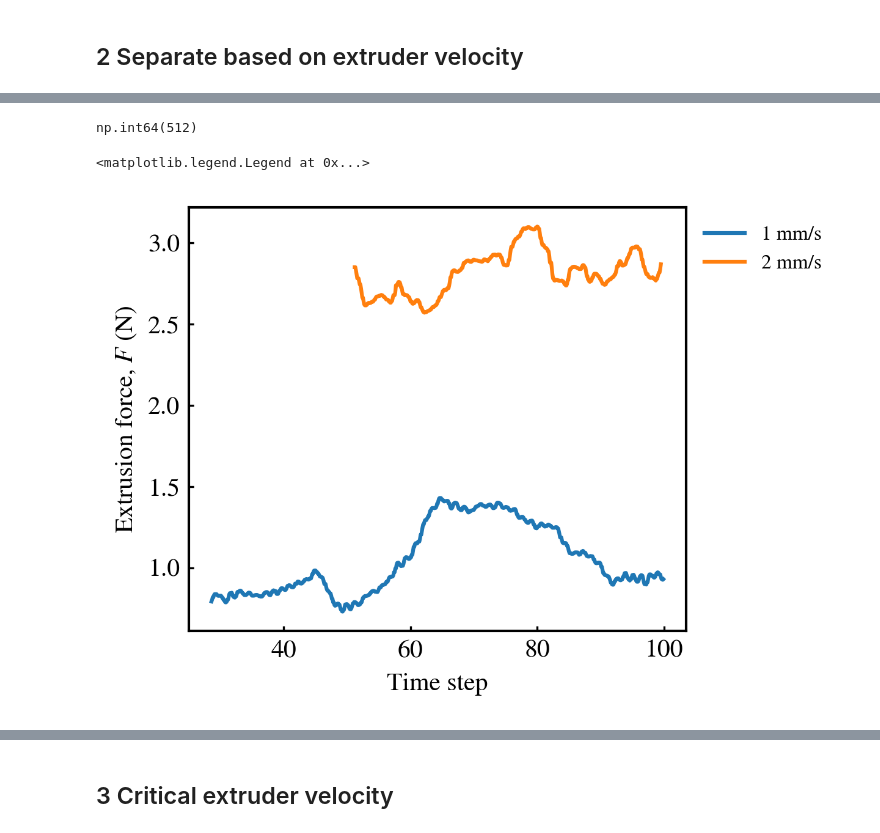
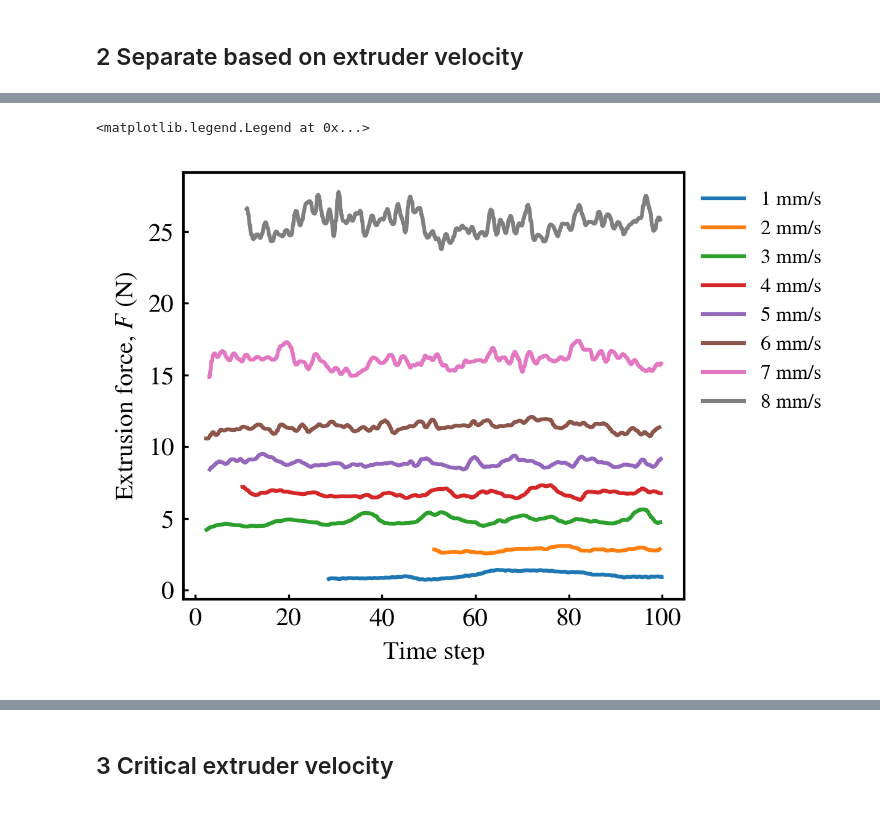
Before and after one commit to ZLoverty/ETP, a Jupyter notebook: Code/extrusion_force.ipynb, the cells around one changed output, grey strips where cells are left out. Drawn from its saved outputs; the diff is of its cells as text; code cells hidden in the pictures.

Commit message:
Fix nan error, analyze new data

```diff
--- a/Code/extrusion_force.ipynb
+++ b/Code/extrusion_force.ipynb
@@ -19,3 +25,8 @@ interval = 0.1
+# %%
+data_folder = Path("/home/zhengyang/Google Drive/Polymaker/003.挤出过程研究/003.挤出测试平台/实验数据/003.散装数据/2025-09-16")
+filename = "测试2025.09.16--10-57-s-240.xls"
+data = pd.read_csv(data_folder / filename, sep="\t", encoding="gbk")
+interval = 0.1
 # %%
 t = data.index * interval
 force = data["压力 kg"] * 9.8
@@ -36,5 +47,11 @@ Text(0, 0.5, 'Velocity (mm/s)')
 # %% [markdown]
 ## 2 Separate based on extruder velocity
 # %%
-len(g)
+for v, g in data.groupby("当前速度值 mm/s"):
+    t = np.arange(len(g)) * interval
+    force = g["压力 kg"] * 9.8
+    plt.plot(t, force, label=f"{v} mm/s")
+plt.xlabel("Time step")
+plt.ylabel("Extrusion force, $F$ (N)")
+plt.legend(fontsize=8, loc="upper left", bbox_to_anchor=(1, 1))
 # %% [output]
@@ -42,27 +60,21 @@ len(g)
-# %%
-ind
-# %% [output]
-np.int64(512)
 # %%
 v_list = []
 fmean_list = []
 fstd_list = []
 for v, g in data.groupby("当前速度值 mm/s"):
     if v == 0 or v > 8:
         continue
     ind = find_steady_state_start(g["压力 kg"], window_size=len(g)//10, threshold=0.02)
     if ind is not None:
         t = np.arange(len(g))[ind:] * interval
         force = g["压力 kg"].iloc[ind:] * 9.8
-        plt.plot(t, force, label=f"{v} mm/s")
         v_list.append(v)
         fmean_list.append(force.iloc[ind:].mean())
         fstd_list.append(force.iloc[ind:].std())
-    if v == 2:
-        break
+        plt.plot(t, force, label=f"{v} mm/s")
 plt.xlabel("Time step")
 plt.ylabel("Extrusion force, $F$ (N)")
 plt.legend(fontsize=8, loc="upper left", bbox_to_anchor=(1, 1))
 # %% [output]
 <matplotlib.legend.Legend at 0x...>
-[figure, old version]
+[figure, new version]
```
Also changed, not shown: parts of 22 cells of this notebook, 2 other files.
